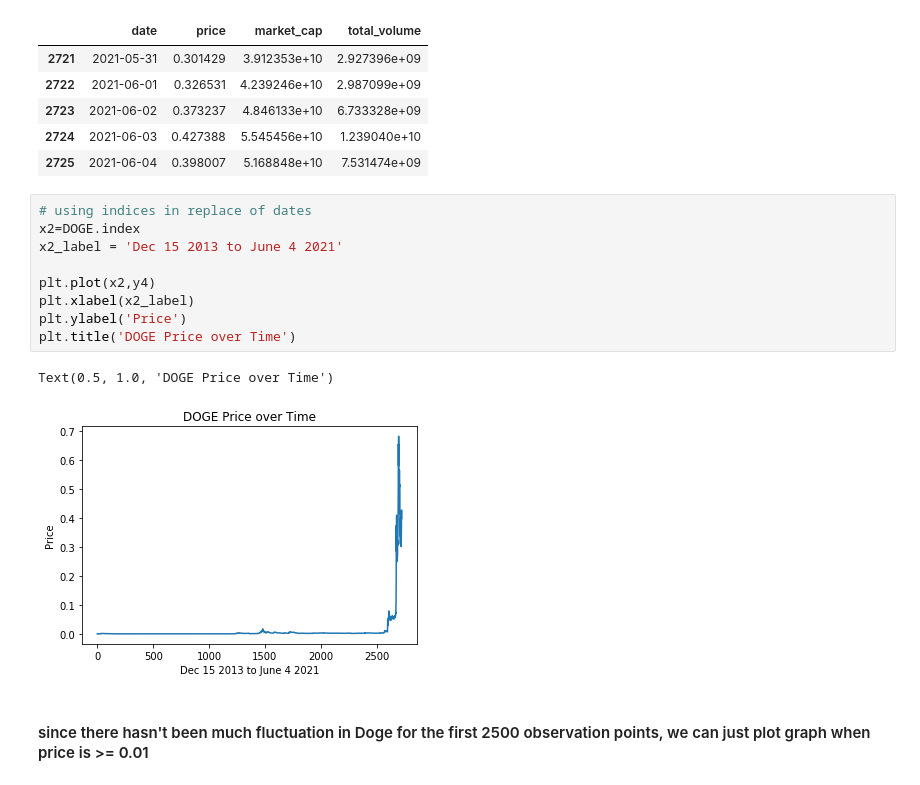
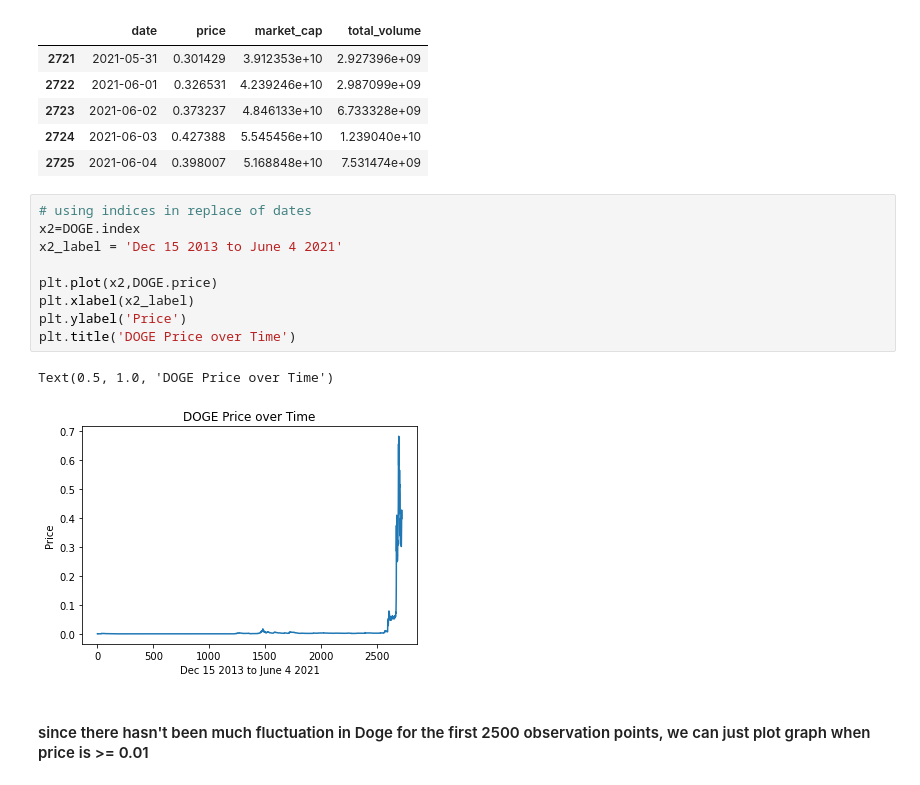
Before and after one commit to vchou105/COGS109FinalProject, a Jupyter notebook: DOGE-Bitcoin.ipynb, the cells around one changed output. Drawn from its saved outputs; the diff is of its cells as text.

```diff
--- a/DOGE-Bitcoin.ipynb
+++ b/DOGE-Bitcoin.ipynb
@@ -125,14 +126,14 @@ DOGE.tail()
 # %%
 # using indices in replace of dates
 x2=DOGE.index
 x2_label = 'Dec 15 2013 to June 4 2021'
 
-plt.plot(x2,y4)
+plt.plot(x2,DOGE.price)
 plt.xlabel(x2_label)
 plt.ylabel('Price')
 plt.title('DOGE Price over Time')
 # %% [output]
 Text(0.5, 1.0, 'DOGE Price over Time')
-[figure, old version]
+[figure, new version]
 # %% [markdown]
 #### since there hasn't been much fluctuation in Doge for the first 2500 observation points, we can just plot graph when price is >= 0.01
```
Also changed, not shown: parts of 12 cells of this notebook.
